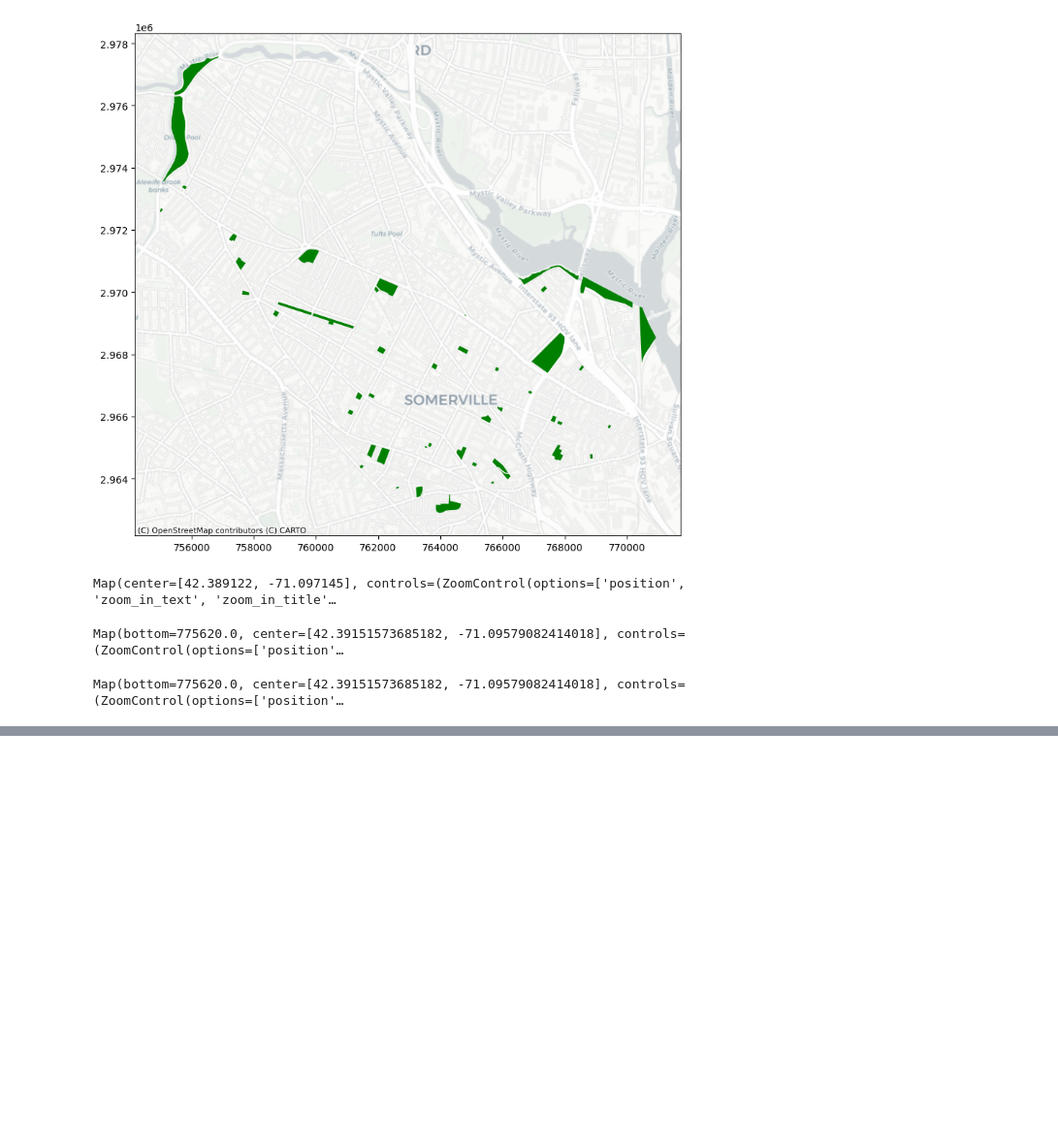
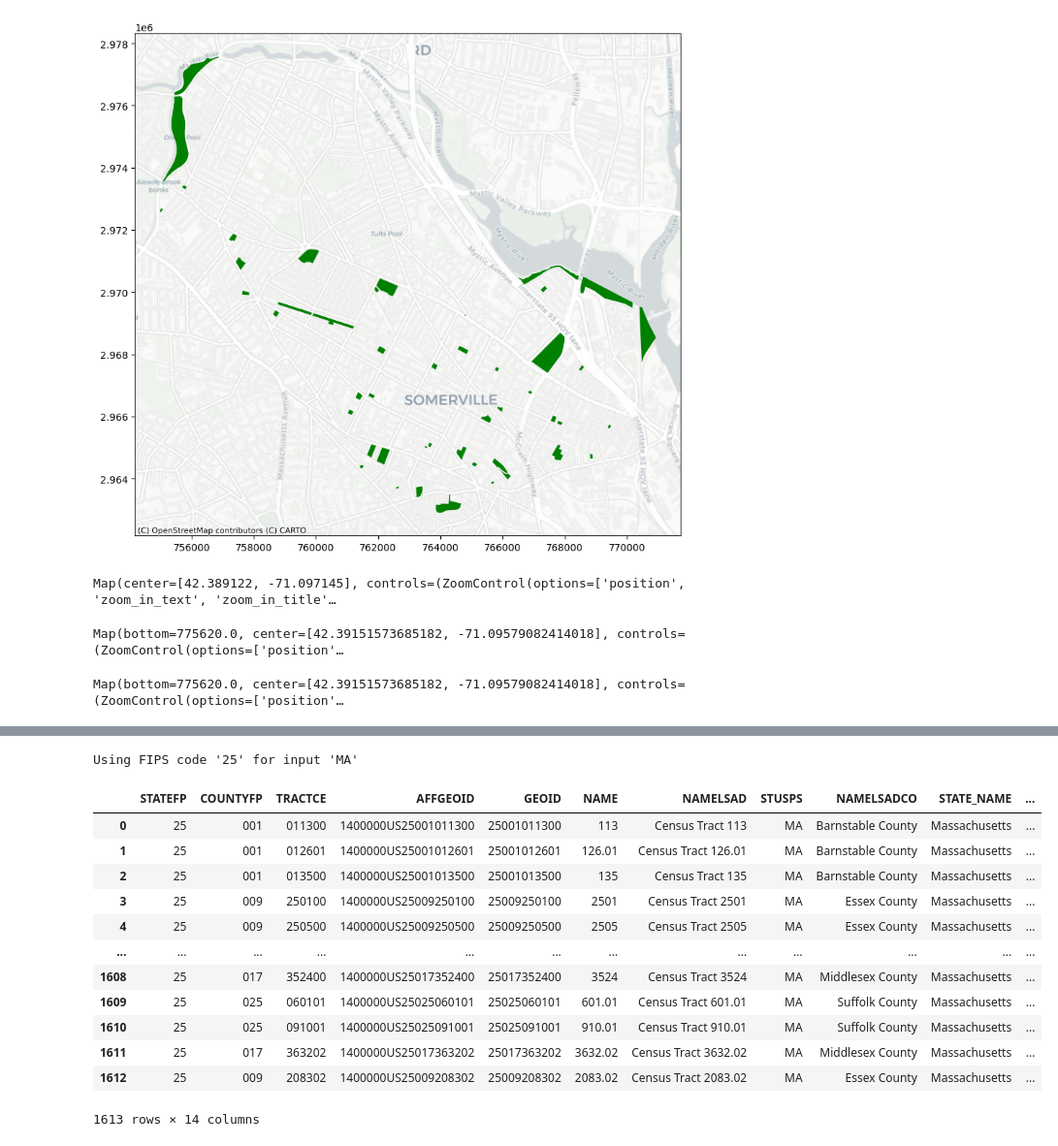
Before and after one commit to chad-fisher/SpatialDataScienceSandbox, a Jupyter notebook: Geoprocessing.ipynb, the cells around one changed output, grey strips where cells are left out. Shown at 97% size. Saved outputs shown, nothing was run; the diff lists cells and outputs as text; code cells hidden in the pictures; blank space fills up the shorter version.

```diff
--- a/Geoprocessing.ipynb
+++ b/Geoprocessing.ipynb
@@ -252,0 +335,6 @@ Map(bottom=775620.0, center=[42.39151573685182, -71.09579082414018], controls=(Z
+# %%
+# Get census geography data
+from pygris import tracts
+MA_tracts=tracts(cb=True,year=2022,cache=True,state='MA')
+# %% [output]
+Using FIPS code '25' for input 'MA'
@@ -252,0 +344,16 @@ Map(bottom=775620.0, center=[42.39151573685182, -71.09579082414018], controls=(Z
+# %%
+MA_tracts
+# %% [output]
+|  | STATEFP | COUNTYFP | TRACTCE | AFFGEOID | GEOID | NAME | NAMELSAD | STUSPS | NAMELSADCO | STATE_NAME | ... |
+| 0 | 25 | 001 | 011300 | 1400000US25001011300 | 25001011300 | 113 | Census Tract 113 | MA | Barnstable County | Massachusetts | ... |
+| 1 | 25 | 001 | 012601 | 1400000US25001012601 | 25001012601 | 126.01 | Census Tract 126.01 | MA | Barnstable County | Massachusetts | ... |
+| 2 | 25 | 001 | 013500 | 1400000US25001013500 | 25001013500 | 135 | Census Tract 135 | MA | Barnstable County | Massachusetts | ... |
+| 3 | 25 | 009 | 250100 | 1400000US25009250100 | 25009250100 | 2501 | Census Tract 2501 | MA | Essex County | Massachusetts | ... |
+| 4 | 25 | 009 | 250500 | 1400000US25009250500 | 25009250500 | 2505 | Census Tract 2505 | MA | Essex County | Massachusetts | ... |
+| ... | ... | ... | ... | ... | ... | ... | ... | ... | ... | ... | ... |
+| 1608 | 25 | 017 | 352400 | 1400000US25017352400 | 25017352400 | 3524 | Census Tract 3524 | MA | Middlesex County | Massachusetts | ... |
+| 1609 | 25 | 025 | 060101 | 1400000US25025060101 | 25025060101 | 601.01 | Census Tract 601.01 | MA | Suffolk County | Massachusetts | ... |
+| 1610 | 25 | 025 | 091001 | 1400000US25025091001 | 25025091001 | 910.01 | Census Tract 910.01 | MA | Suffolk County | Massachusetts | ... |
+| 1611 | 25 | 017 | 363202 | 1400000US25017363202 | 25017363202 | 3632.02 | Census Tract 3632.02 | MA | Middlesex County | Massachusetts | ... |
+| 1612 | 25 | 009 | 208302 | 1400000US25009208302 | 25009208302 | 2083.02 | Census Tract 2083.02 | MA | Essex County | Massachusetts | ... |
+1613 rows × 14 columns
```
Also changed, not shown: parts of 23 cells of this notebook.
